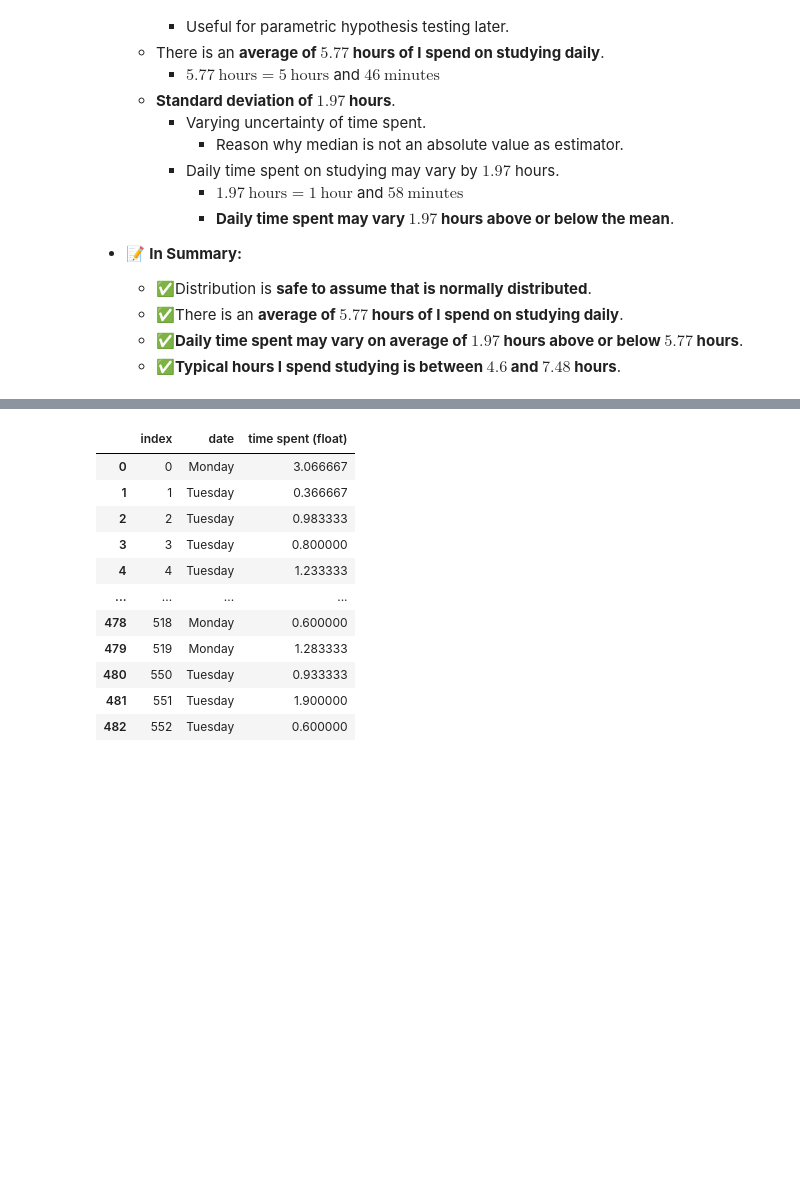
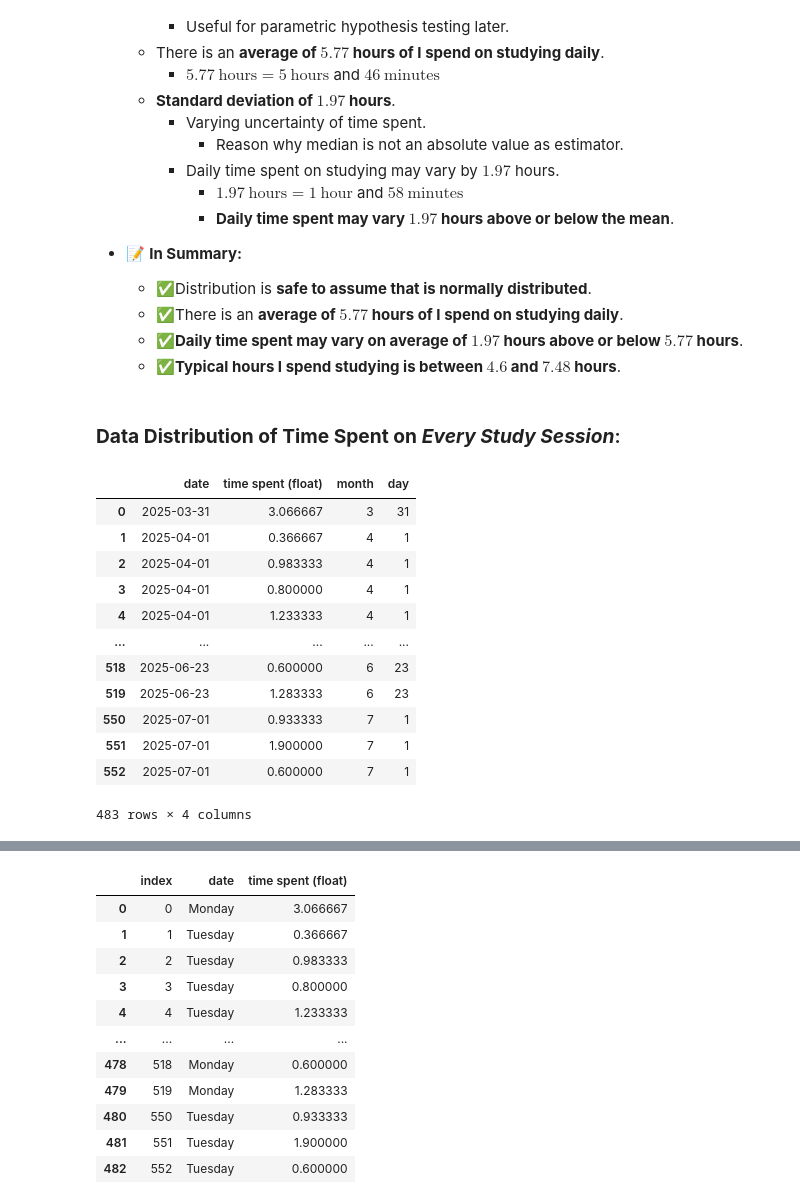
Before and after one commit to Ivan-Alexis-Tan/Time-Spent-on-Studying, a Jupyter notebook: Time spent analysis.ipynb, the cells around one changed output, grey strips where cells are left out. Cells and saved outputs as stored; diff of their text form; code cells hidden in the pictures; blank space fills up the shorter version.

```diff
--- a/Time spent analysis.ipynb
+++ b/Time spent analysis.ipynb
@@ -394,3 +383,22 @@ Name: time spent (float), dtype: float64
     - ✅There is an **average of $5.77$ hours of I spend on studying daily**.
     - ✅**Daily time spent may vary on average of $1.97$ hours above or below $5.77$ hours**.
     - ✅**Typical hours I spend studying is between $4.6$ and $7.48$ hours**.
+# %% [markdown]
+### **Data Distribution of Time Spent on** ***Every Study Session***:
+# %%
+df_study_time_per_session = df_learning[['date', 'time spent (float)', 'month', 'day']]
+df_study_time_per_session
+# %% [output]
+|  | date | time spent (float) | month | day |
+| 0 | 2025-03-31 | 3.066667 | 3 | 31 |
+| 1 | 2025-04-01 | 0.366667 | 4 | 1 |
+| 2 | 2025-04-01 | 0.983333 | 4 | 1 |
+| 3 | 2025-04-01 | 0.800000 | 4 | 1 |
+| 4 | 2025-04-01 | 1.233333 | 4 | 1 |
+| ... | ... | ... | ... | ... |
+| 518 | 2025-06-23 | 0.600000 | 6 | 23 |
+| 519 | 2025-06-23 | 1.283333 | 6 | 23 |
+| 550 | 2025-07-01 | 0.933333 | 7 | 1 |
+| 551 | 2025-07-01 | 1.900000 | 7 | 1 |
+| 552 | 2025-07-01 | 0.600000 | 7 | 1 |
+483 rows × 4 columns
```
Also changed, not shown: parts of 20 cells of this notebook.
